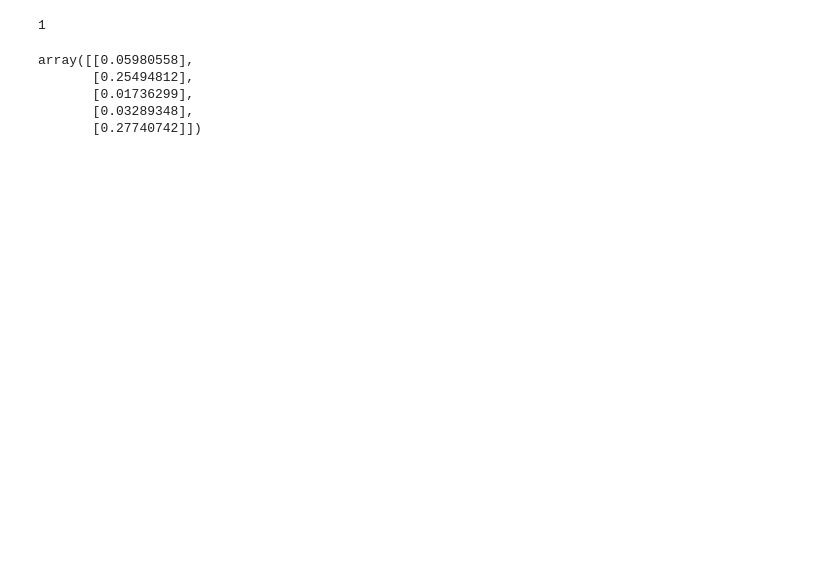
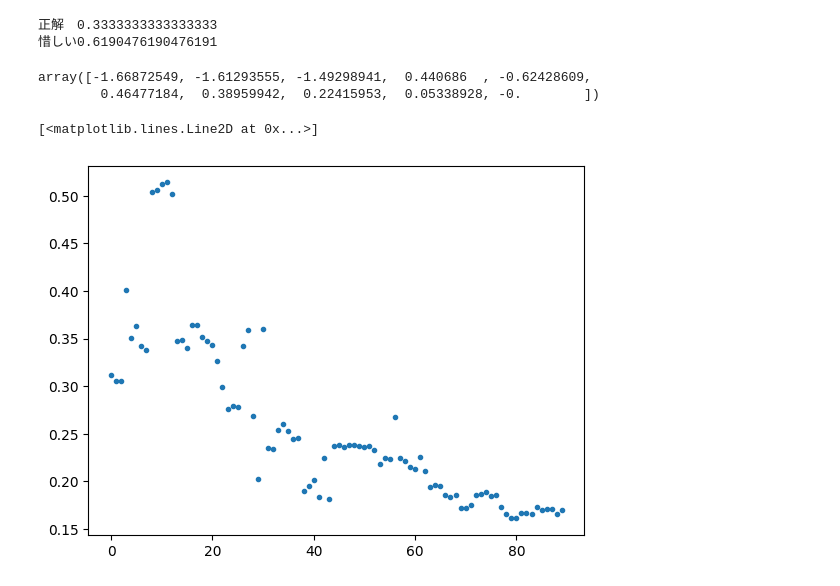
Before and after one commit to kouphasi/ylab3_NN, a Jupyter notebook: first_commit/main.ipynb, the cells around one changed output. Saved outputs shown, nothing was run; the diff lists cells and outputs as text; code cells hidden in the pictures; blank space fills up the shorter version.

```diff
--- a/first_commit/main.ipynb
+++ b/first_commit/main.ipynb
@@ -19,11 +19,10 @@ Data = makedata.MakeData()
 # %%
 inputs = Data.input_learn
 outputs = Data.output_learn
+input_test = Data.input_test
+output_test = Data.output_test
+mses = []
+num_list = []
 # %%
 import scipy
 import scipy.special
-# %%
-for i in range(len(inputs)):
-    targets = numpy.zeros(output_nodes)
-    targets[int(outputs[i][0])-1] = 0.99
-    n.train(inputs[i], targets)
@@ -33,12 +29,45 @@ output_test = Data.output_test
-# %%
-output_test[1][0]
-# %% [output]
-1
-# %%
-n.query(input_test[1])
-# %% [output]
-array([[0.05980558],
-       [0.25494812],
-       [0.01736299],
-       [0.03289348],
-       [0.27740742]])
+# %%
+mses = []
+for i in range(len(inputs)):
+    targets = np.zeros(output_nodes)
+    targets[int(outputs[i][0])-1] = 0.99
+    n.train(inputs[i], targets)
+    num_list.append(i)
+    mse = 0
+    for k in range(len(input_test)):
+        query = n.query(input_test[k])
+        # print(query)
+        test_targets = np.zeros(output_nodes)
+        test_targets[int(output_test[k][0])-1] = 0.99
+        for j in range(len(query)):
+            mse += (query[j][0] - test_targets[j])**2
+            # print(mse)
+
+    mse = mse/5/len(input_test)
+
+    mses.append(mse)
+
+correct = 0
+near = 0
+for i in range(len(input_test)):
+    q = n.query(input_test[i])
+    if q.argmax(axis=0)[0]+1 == output_test[i][0]:
+        correct +=1
+        near +=1
+    elif q.argmax(axis=0)[0]+2 == output_test[i][0] or q.argmax(axis=0)[0] == output_test[i][0]:
+        near +=1
+
+print(f"正解　{correct/len(output_test)}")
+print(f"惜しい{near/len(output_test)}")
+# %% [output]
+正解　0.3333333333333333
+惜しい0.6190476190476191
+# %%
+q = n.query(input_test[1])
+q.reshape(1,5)
+label = ["男性の平均寿命", "女性の平均寿命", "幸福度", "出生率", "1人当たりのGDP", "自殺率が1っぽさ", "自殺率が2っぽさ", "自殺率が3っぽさ", "自殺率が4っぽさ", "自殺率が5っぽさ"]
+x = np.append(input_test[0], q.reshape(1,5))
+x
+# %% [output]
+array([-1.66872549, -1.61293555, -1.49298941,  0.440686  , -0.62428609,
+        0.46477184,  0.38959942,  0.22415953,  0.05338928, -0.        ])
@@ -44,0 +76,5 @@ array([[0.05980558],
+# %%
+plt.plot(mses, ".")
+# %% [output]
+[<matplotlib.lines.Line2D at 0x...>]
+[figure, added]
```
Also changed, not shown: parts of 8 cells of this notebook, 8 other files.
